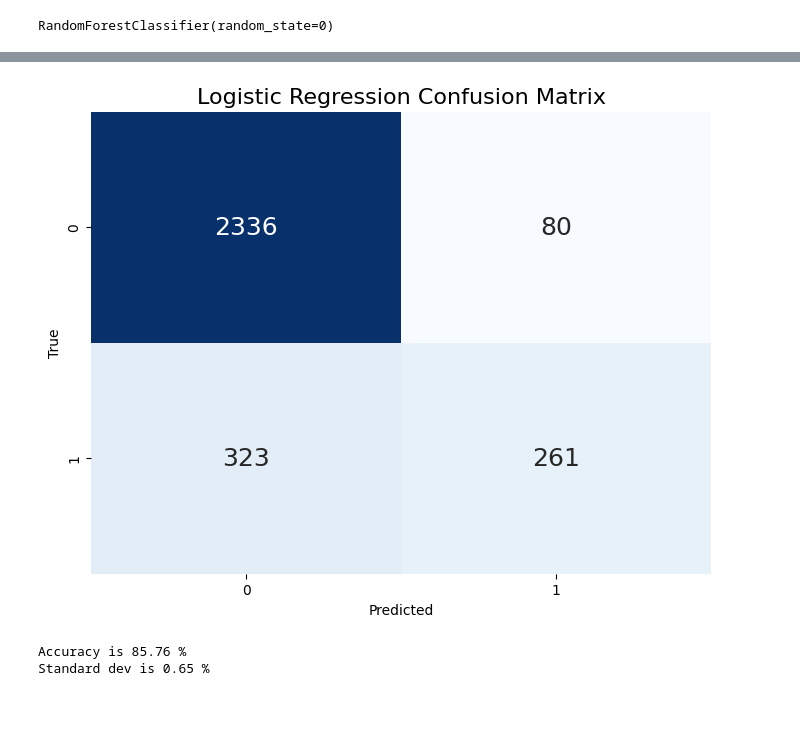
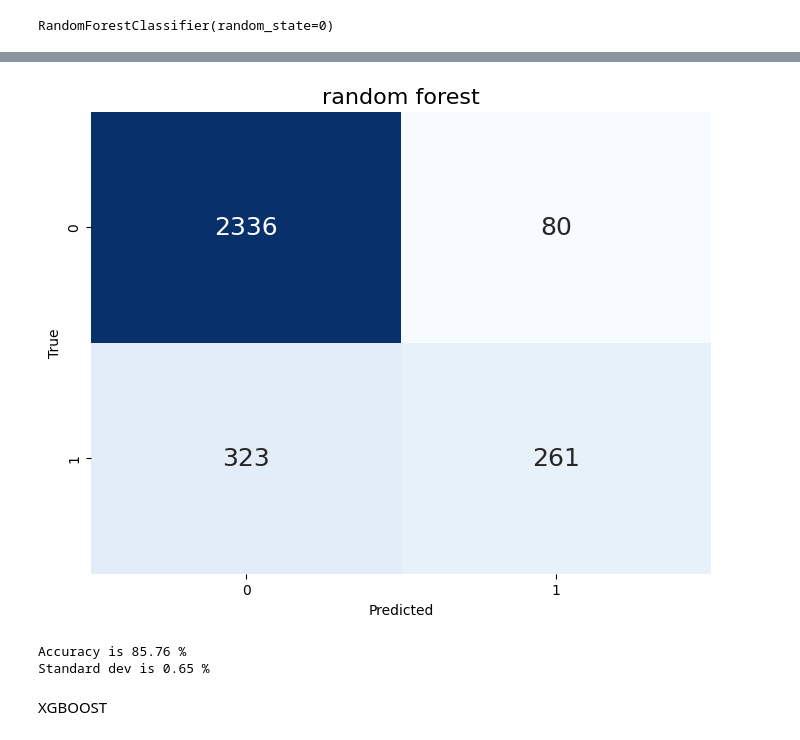
Before and after one commit to okechukwuchude/costomer-churn-rate-prediction, a Jupyter notebook: churn model.ipynb, the cells around one changed output, grey strips where cells are left out. Cells and saved outputs as stored; diff of their text form; code cells hidden in the pictures; blank space fills up the shorter version.

```diff
--- a/churn model.ipynb
+++ b/churn model.ipynb
@@ -220,16 +220,16 @@ print(results)
 # %%
 # Create the confusion matrix
 cm_linreg = confusion_matrix(ytest, ypred)
 
 # Plotting the confusion matrix as a heatmap
 plt.figure(figsize=(8, 6))
 sns.heatmap(cm_linreg, annot=True, fmt="d", cmap="Blues", cbar=False,annot_kws={"fontsize": 18})
-plt.title("Logistic Regression Confusion Matrix", fontdict={"fontsize": 16})
+plt.title("random forest", fontdict={"fontsize": 16})
 plt.xlabel("Predicted")
 plt.ylabel("True")
 plt.show()
 # %% [output]
-[figure, old version]
+[figure, new version]
 # %%
 accuracy = cross_val_score(estimator= rf, X= xtrain, y= ytrain, cv= 10)
 print('Accuracy is {:.2f} %'.format(accuracy.mean()*100))
@@ -237,3 +237,5 @@ print('Standard dev is {:.2f} %'.format(accuracy.std()*100))
 # %% [output]
 Accuracy is 85.76 %
 Standard dev is 0.65 %
+# %% [markdown]
+XGBOOST
```
Also changed, not shown: parts of 7 cells of this notebook.
